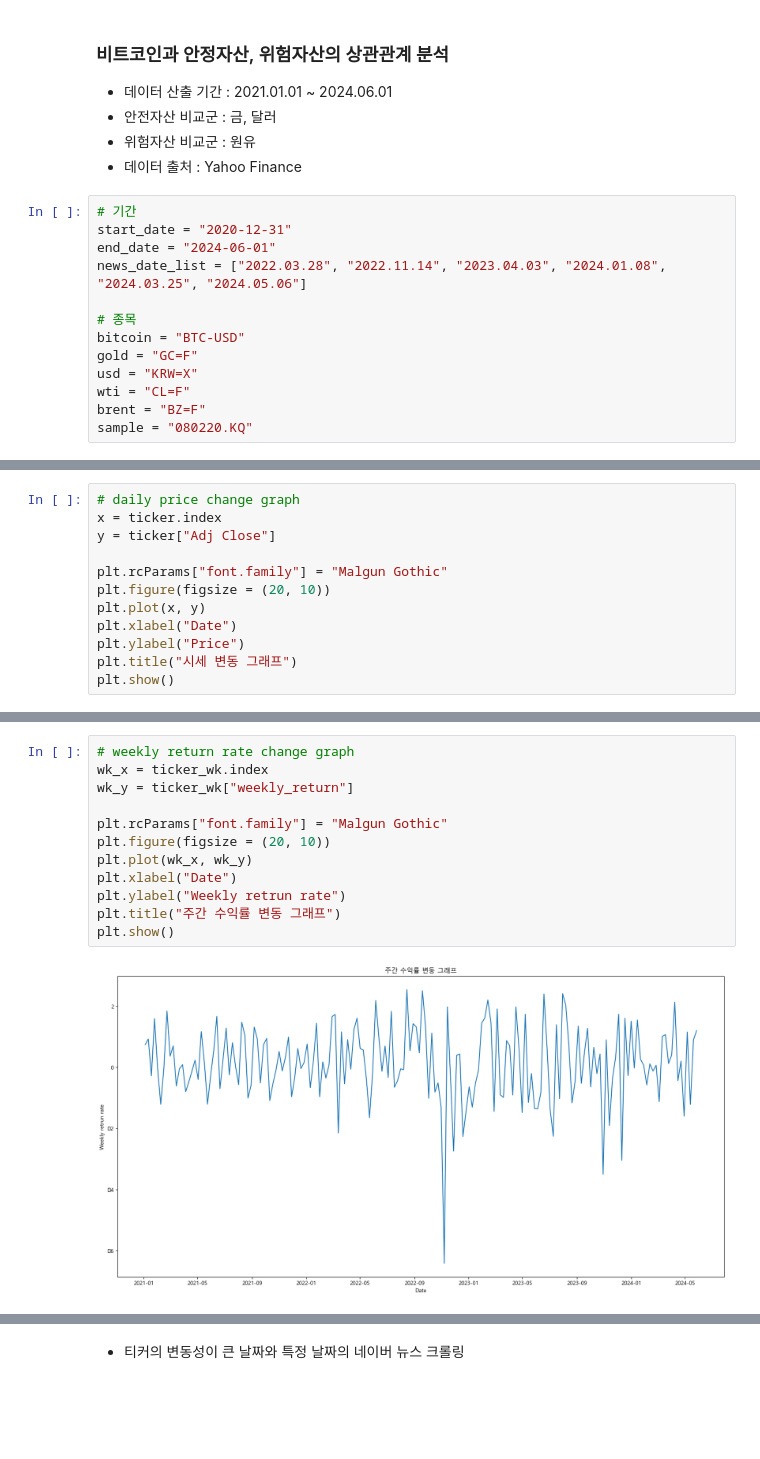
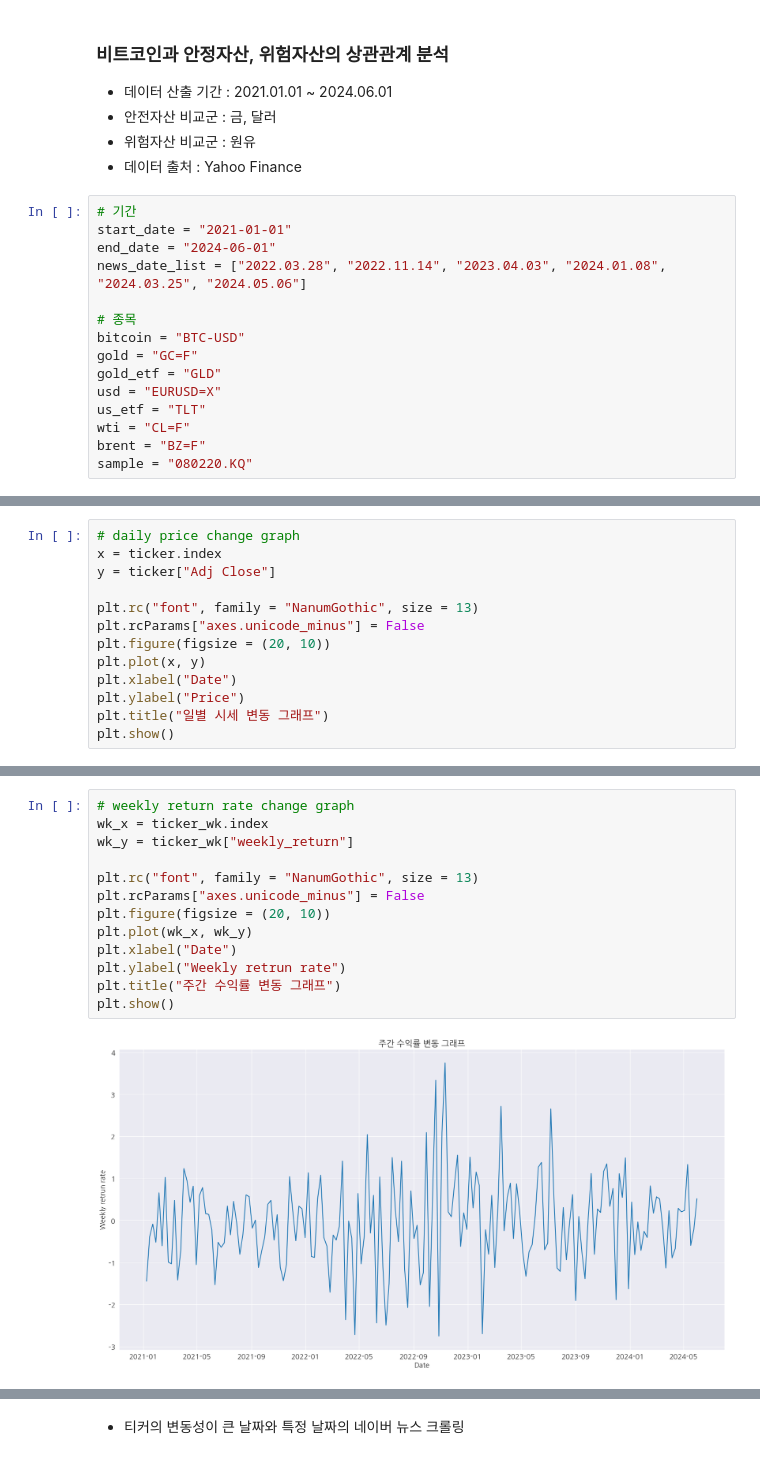
Before and after one commit to Ahram-Jeong/python-ml, a Jupyter notebook: project/yahoo_finance_ data_analysis.ipynb, the cells around one changed output, grey strips where cells are left out. Saved outputs shown, nothing was run; the diff lists cells and outputs as text; blank space fills up the shorter version.

```diff
--- a/project/yahoo_finance_ data_analysis.ipynb
+++ b/project/yahoo_finance_ data_analysis.ipynb
@@ -15,14 +19,16 @@ from wordcloud import WordCloud
 - 데이터 출처 : Yahoo Finance
 # %%
 # 기간
-start_date = "2020-12-31"
+start_date = "2021-01-01"
 end_date = "2024-06-01"
 news_date_list = ["2022.03.28", "2022.11.14", "2023.04.03", "2024.01.08", "2024.03.25", "2024.05.06"]
 
 # 종목
 bitcoin = "BTC-USD"
 gold = "GC=F"
-usd = "KRW=X"
+gold_etf = "GLD"
+usd = "EURUSD=X"
+us_etf = "TLT"
 wti = "CL=F"
 brent = "BZ=F"
 sample = "080220.KQ"
@@ -61,11 +60,12 @@ ticker
 x = ticker.index
 y = ticker["Adj Close"]
 
-plt.rcParams["font.family"] = "Malgun Gothic"
+plt.rc("font", family = "NanumGothic", size = 13)
+plt.rcParams["axes.unicode_minus"] = False
 plt.figure(figsize = (20, 10))
 plt.plot(x, y)
 plt.xlabel("Date")
 plt.ylabel("Price")
-plt.title("시세 변동 그래프")
+plt.title("일별 시세 변동 그래프")
 plt.show()
 # %% [output]
@@ -95,14 +95,15 @@ ticker_wk
 # %%
 # weekly return rate change graph
 wk_x = ticker_wk.index
 wk_y = ticker_wk["weekly_return"]
 
-plt.rcParams["font.family"] = "Malgun Gothic"
+plt.rc("font", family = "NanumGothic", size = 13)
+plt.rcParams["axes.unicode_minus"] = False
 plt.figure(figsize = (20, 10))
 plt.plot(wk_x, wk_y)
 plt.xlabel("Date")
 plt.ylabel("Weekly retrun rate")
 plt.title("주간 수익률 변동 그래프")
 plt.show()
 # %% [output]
-[figure, old version]
+[figure, new version]
```
Also changed, not shown: parts of 19 cells of this notebook.
